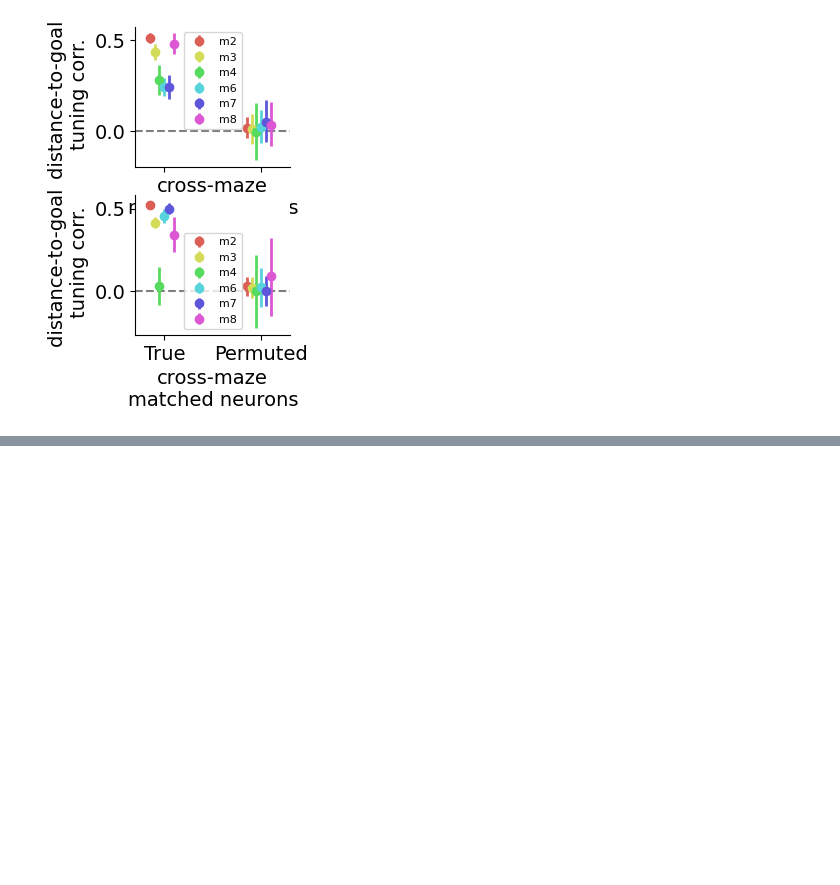
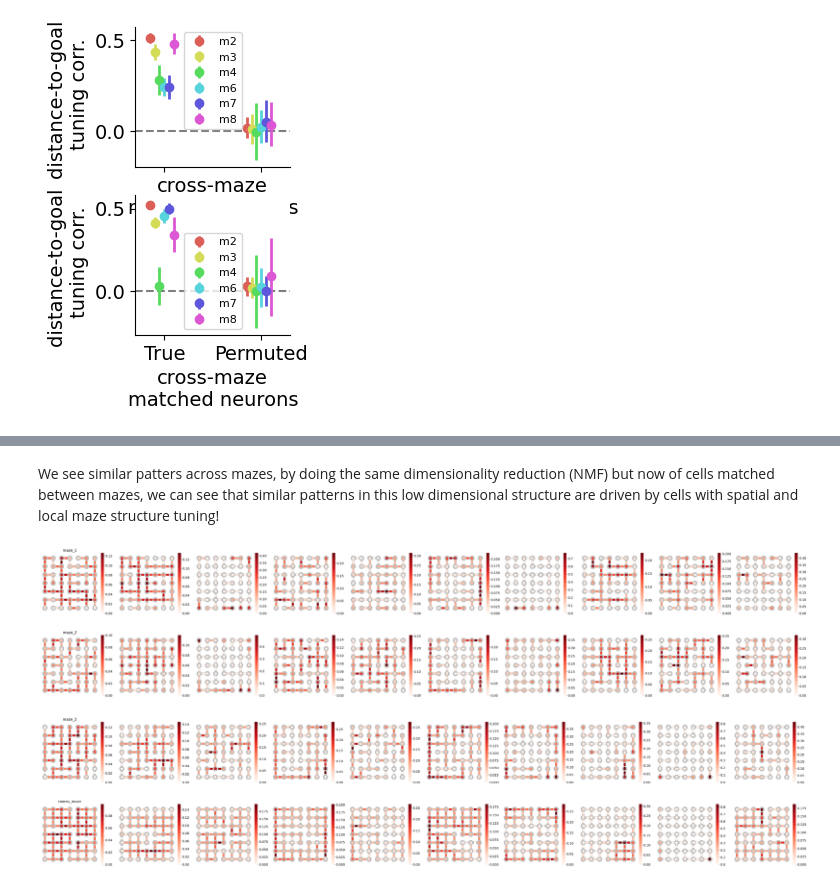
Before and after one commit to peterdoohan/GridMaze-mFC, a Jupyter notebook: Notebooks/maze_remapping.ipynb, the cells around one changed output, grey strips where cells are left out. Cells and saved outputs as stored; diff of their text form; code cells hidden in the pictures; blank space fills up the shorter version.

```diff
--- a/Notebooks/maze_remapping.ipynb
+++ b/Notebooks/maze_remapping.ipynb
@@ -141,0 +226,14 @@ Random effects t-statistic: 4.740, p-value: 0.005
+# %% [markdown]
+We see similar patters across mazes, by doing the same dimensionality reduction (NMF) but now of cells matched between mazes, we can see that similar patterns in this low dimensional structure are driven by cells with spatial and local maze structure tuning!
+# %%
+n_components = 10
+reload(umpd)
+for maze_pair in maze_pairs:
+    _maze_pair = f"{maze_pair[0]}.{maze_pair[1]}"
+    f, axes = plt.subplots(2, n_components, figsize=(6 * n_components, 12))
+    matched_heatmaps_df = umpd.get_matched_heatmaps_df(maze_pair)
+    umpd.plot_cross_maze_nmf_components(matched_heatmaps_df, maze_pair, n_components=n_components, axes=axes)
+    # f.savefig(f"../results/place_direction/matched_nmf_components/{_maze_pair}.pdf")
+# %% [output]
+[figure, added]
+[figure, added]
```
Also changed, not shown: parts of 7 cells of this notebook.
